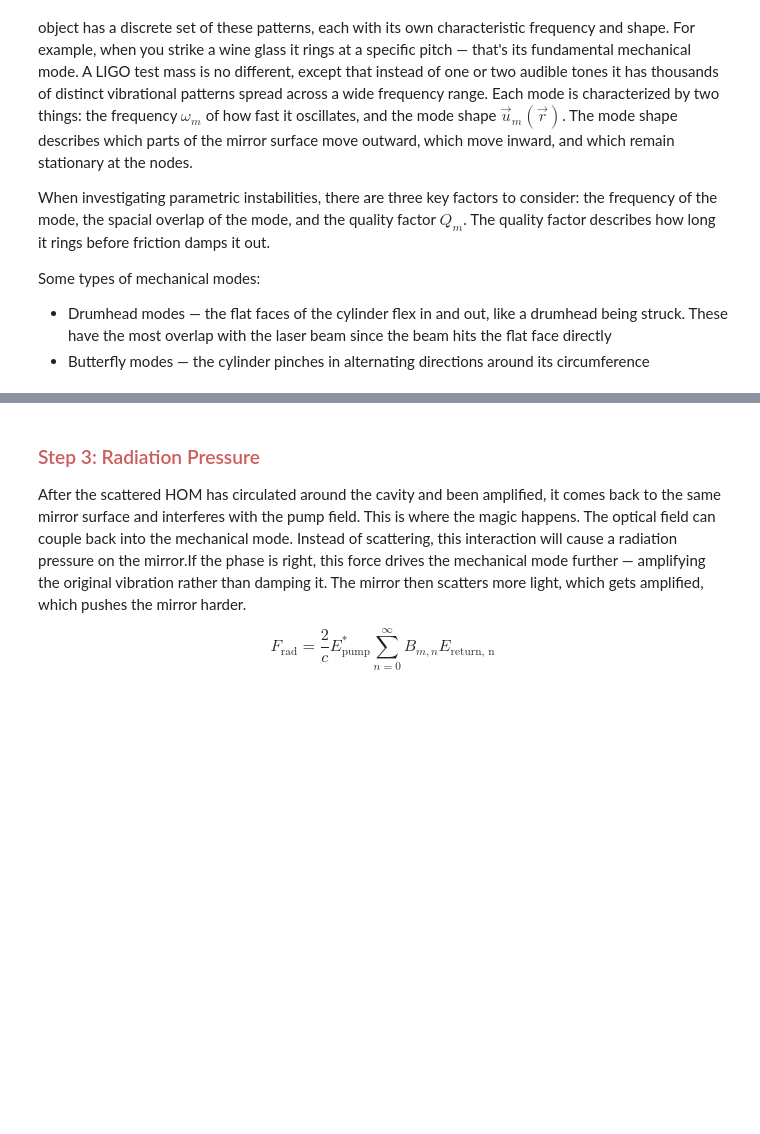
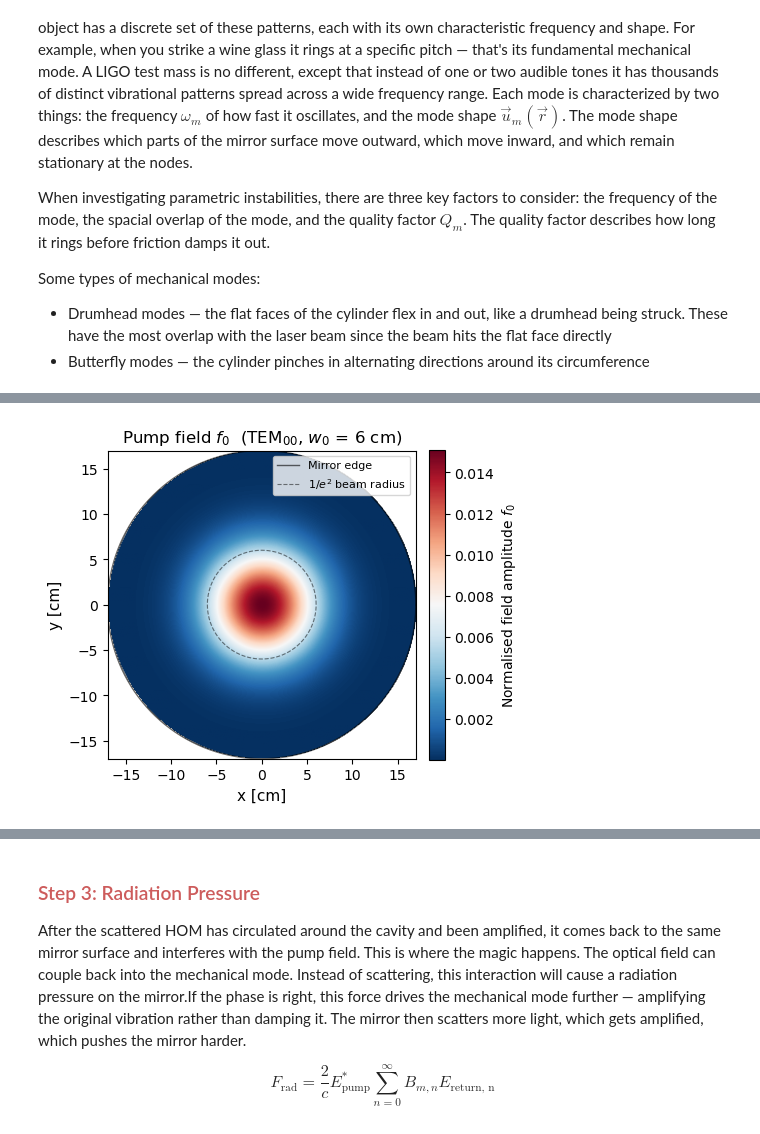
Before and after one commit to cacapuano/carolines_lasers_course_repo, a Jupyter notebook: parametric_instabilities.ipynb, the cells around one changed output, grey strips where cells are left out. Cells and saved outputs as stored; diff of their text form; code cells hidden in the pictures; blank space fills up the shorter version.

```diff
--- a/parametric_instabilities.ipynb
+++ b/parametric_instabilities.ipynb
@@ -43,0 +125,61 @@ Once scattered into a HOM, the light doesn't just escape — it keeps circulatin
+# %%
+"""
+Plot the TEM00 Gaussian pump field amplitude on the mirror surface.
+
+Reference: Evans, Barsotti, Fritschel (2009), arXiv:0910.2716
+"""
+
+import numpy as np
+import matplotlib.pyplot as plt
+from matplotlib.colors import TwoSlopeNorm
+
+
+N          = 300        # grid resolution
+mirror_r   = 0.17       # mirror radius [m]
+beam_waist = 0.06       # 1/e^2 beam radius [m]
+
+
+x = np.linspace(-mirror_r, mirror_r, N)
+X, Y = np.meshgrid(x, x)
+R    = np.sqrt(X**2 + Y**2)
+mask = R <= mirror_r
+
+
+f0 = np.exp(-(X**2 + Y**2) / beam_waist**2)
+f0 /= np.sqrt(np.sum(f0**2))
+
+# mask outside aperture
+f0_display = f0.copy()
+f0_display[~mask] = np.nan
+
+extent = [-mirror_r * 100, mirror_r * 100,
+          -mirror_r * 100, mirror_r * 100]   # axes in cm
+
+fig, ax = plt.subplots(figsize=(5, 5))
+
+im = ax.imshow(f0_display, extent=extent, origin='lower',
+               cmap='RdBu_r')
+
+# mirror aperture circle
+theta = np.linspace(0, 2 * np.pi, 300)
+ax.plot(mirror_r * 100 * np.cos(theta),
+        mirror_r * 100 * np.sin(theta),
+        'k-', lw=1.0, alpha=0.6, label='Mirror edge')
+
+# 1/e^2 beam radius circle
+ax.plot(beam_waist * 100 * np.cos(theta),
+        beam_waist * 100 * np.sin(theta),
+        'k--', lw=0.8, alpha=0.5, label=r'$1/e^2$ beam radius')
+
+plt.colorbar(im, ax=ax, label='Normalised field amplitude $f_0$',
+             fraction=0.046, pad=0.04)
+
+ax.set_xlabel('x [cm]', fontsize=11)
+ax.set_ylabel('y [cm]', fontsize=11)
+ax.set_title(r'Pump field $f_0$  (TEM$_{00}$, $w_0$ = 6 cm)', fontsize=12)
+ax.set_aspect('equal')
+ax.legend(fontsize=8, loc='upper right')
+plt.tight_layout()
+plt.show()
+# %% [output]
+[figure, added]
```
Also changed, not shown: parts of 8 cells of this notebook.
